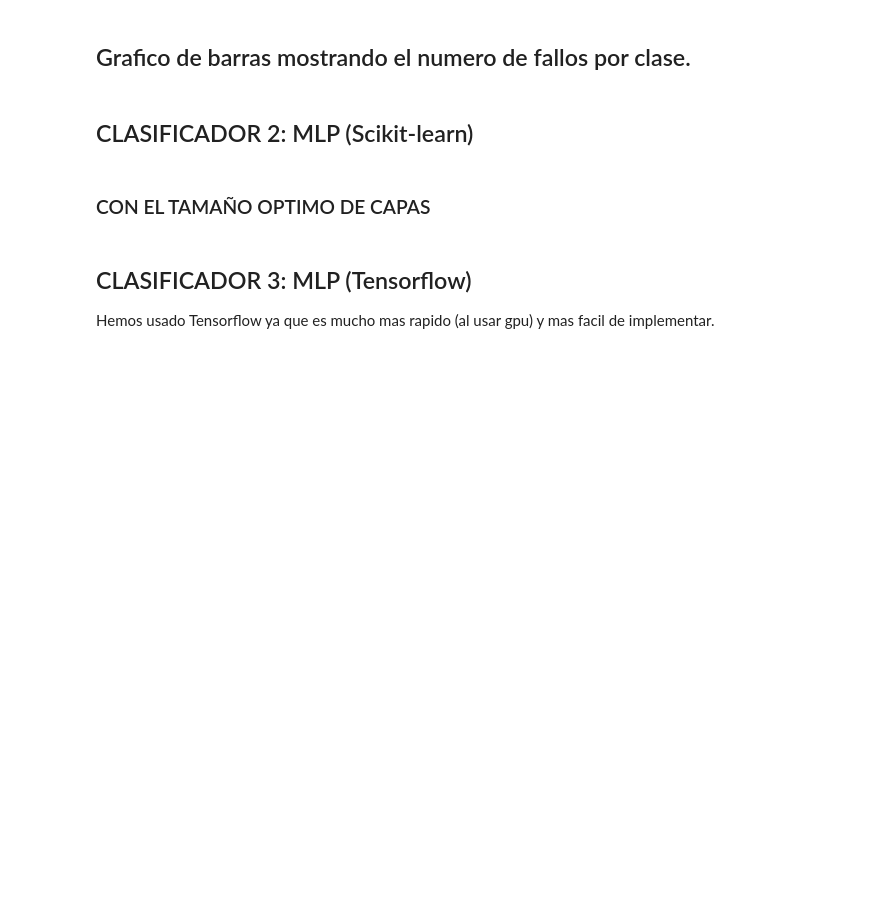
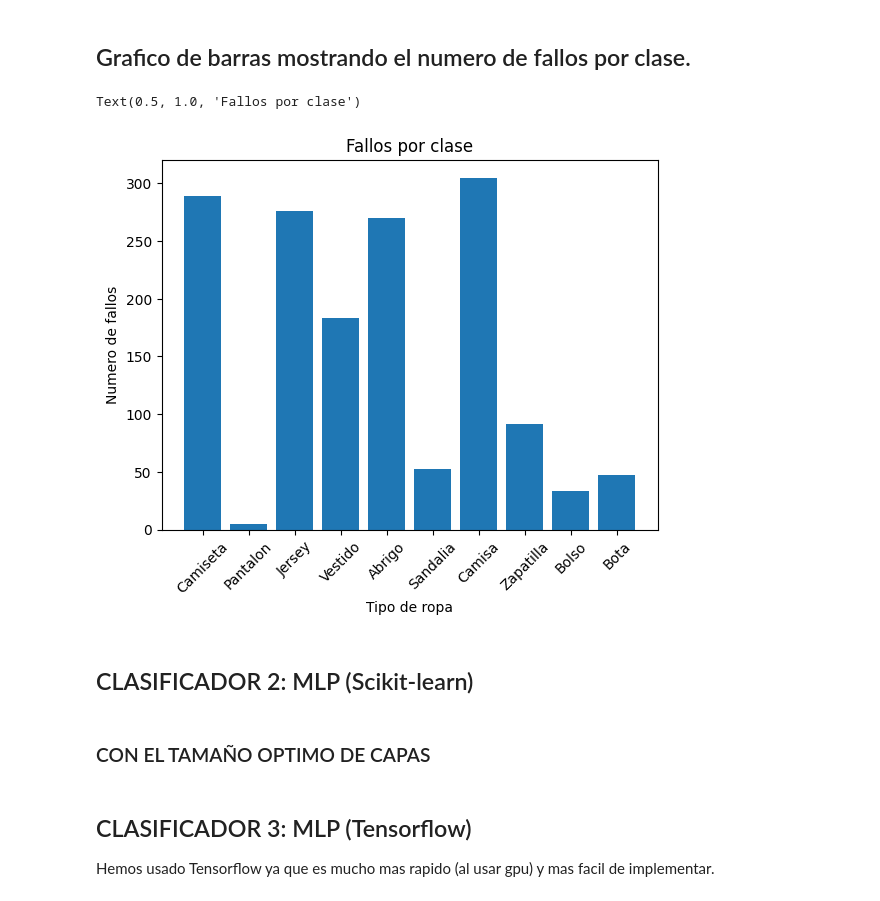
Before and after one commit to Ninjalice/ImageClasificator, a Jupyter notebook: final_comentado.ipynb, the cells around one changed output. Saved outputs shown, nothing was run; the diff lists cells and outputs as text; code cells hidden in the pictures; blank space fills up the shorter version.

```diff
--- a/final_comentado.ipynb
+++ b/final_comentado.ipynb
@@ -129,14 +164,17 @@ for degree in range(size):
 # %%
 classes = np.arange(10)
 valores = np.zeros(10)
 for i in range(10):
     valores[i] = np.sum(y_pred[mask] == i)
 plt.bar(classes, valores)
 
-plt.xticks(classes, ['Camiseta', 'Pantalon', 'Jersey', 'Vestido', 'Abrigo', 'Sandalia', 'Camisa', 'Zapatilla', 'Bolso', 'Bota'])
+plt.xticks(classes, ['Camiseta', 'Pantalon', 'Jersey', 'Vestido', 'Abrigo', 'Sandalia', 'Camisa', 'Zapatilla', 'Bolso', 'Bota'], rotation=45)
 plt.xlabel('Tipo de ropa')
 plt.ylabel('Numero de fallos')
 plt.title("Fallos por clase")
+# %% [output]
+Text(0.5, 1.0, 'Fallos por clase')
+[figure, added]
 # %% [markdown]
 ## CLASIFICADOR 2: MLP (Scikit-learn)
 # %%
```
Also changed, not shown: parts of 13 cells of this notebook, 2 other files.
